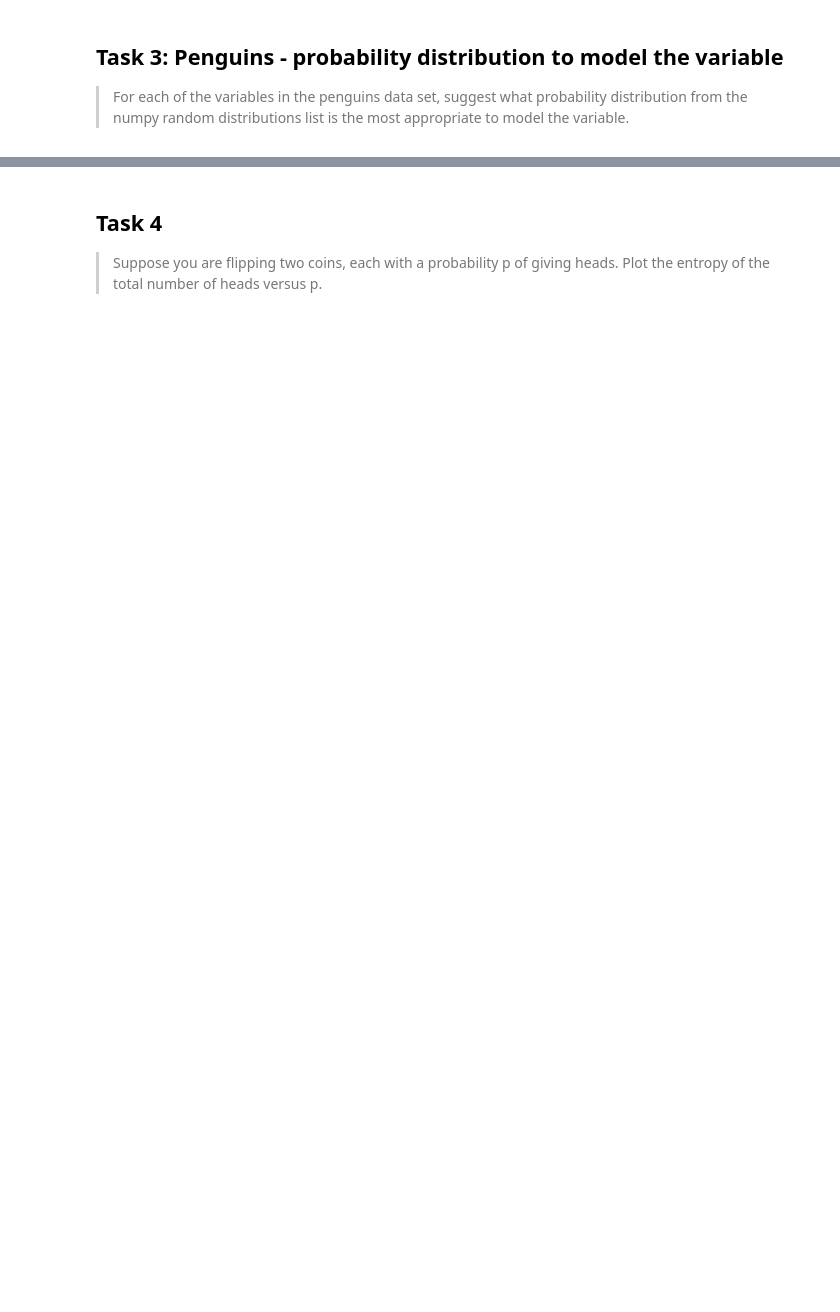
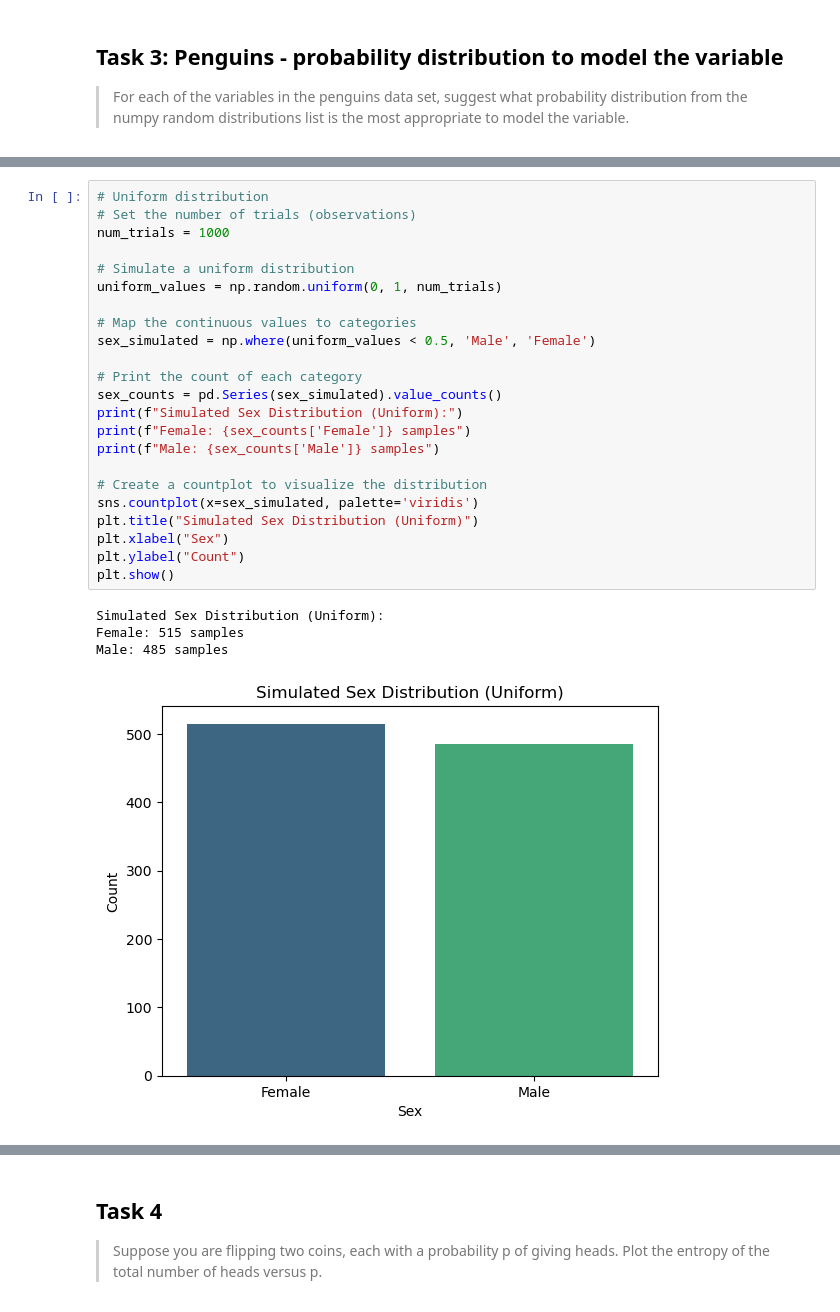
Before and after one commit to Sarahlouhast/FDA_Project, a Jupyter notebook: tasks.ipynb, the cells around one changed output, grey strips where cells are left out. Cells and saved outputs as stored; diff of their text form; blank space fills up the shorter version.

```diff
--- a/tasks.ipynb
+++ b/tasks.ipynb
@@ -346,0 +269,28 @@ This plot immediately affords a few insights about the flipper_length_mm variabl
+# %%
+# Uniform distribution
+# Set the number of trials (observations)
+num_trials = 1000
+
+# Simulate a uniform distribution
+uniform_values = np.random.uniform(0, 1, num_trials)
+
+# Map the continuous values to categories
+sex_simulated = np.where(uniform_values < 0.5, 'Male', 'Female')
+
+# Print the count of each category
+sex_counts = pd.Series(sex_simulated).value_counts()
+print(f"Simulated Sex Distribution (Uniform):")
+print(f"Female: {sex_counts['Female']} samples")
+print(f"Male: {sex_counts['Male']} samples")
+
+# Create a countplot to visualize the distribution
+sns.countplot(x=sex_simulated, palette='viridis')
+plt.title("Simulated Sex Distribution (Uniform)")
+plt.xlabel("Sex")
+plt.ylabel("Count")
+plt.show()
+# %% [output]
+Simulated Sex Distribution (Uniform):
+Female: 515 samples
+Male: 485 samples
+[figure, added]
```
Also changed, not shown: parts of 34 cells of this notebook, 1 other file.
